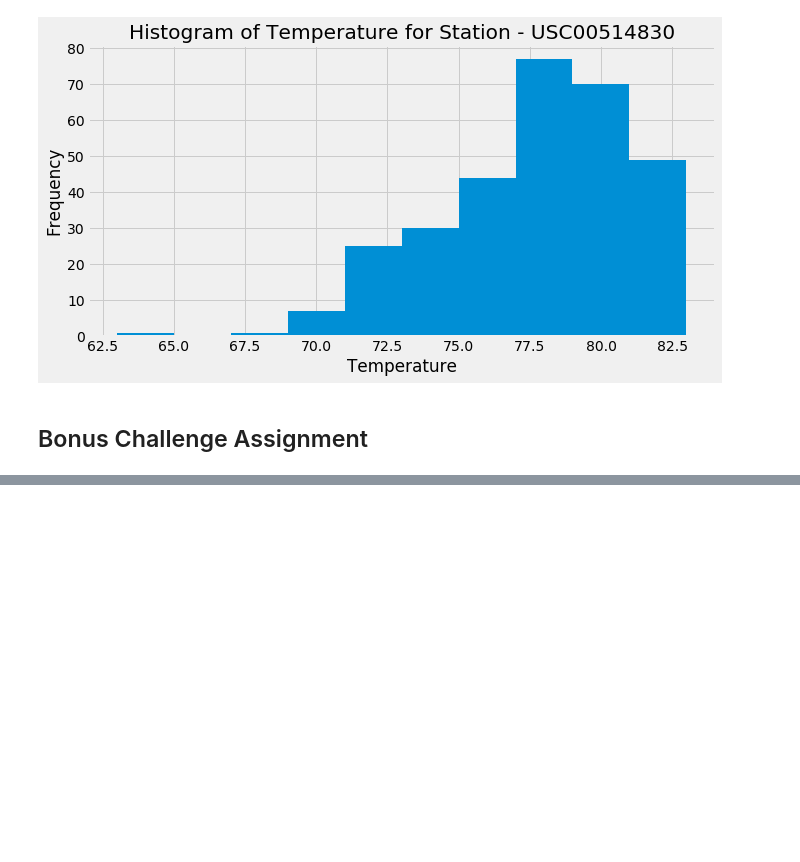
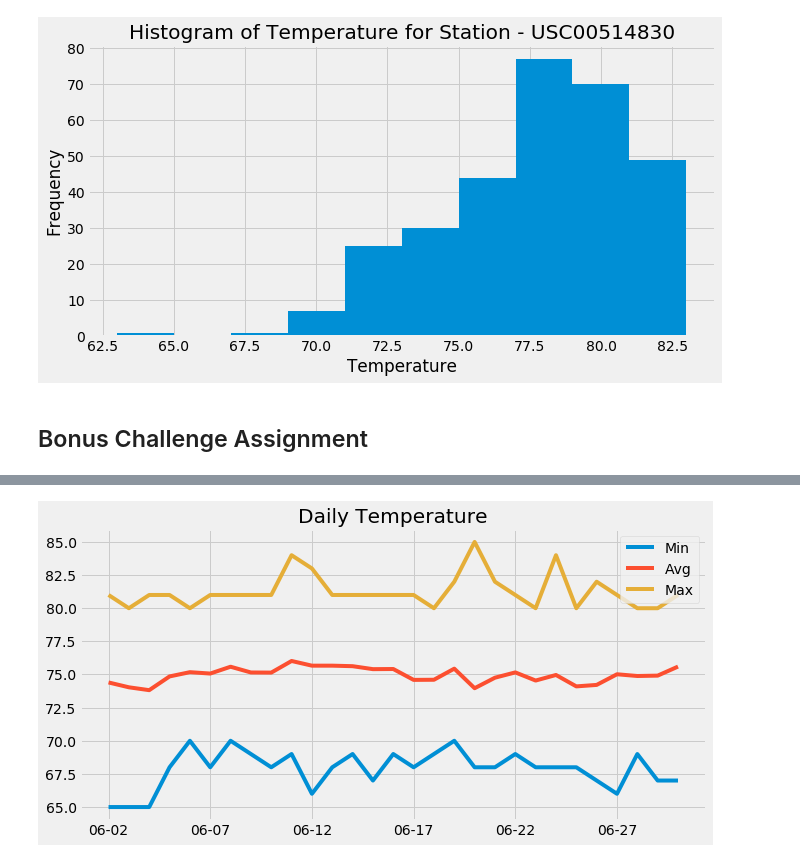
Before and after one commit to YANG007SUN/sqlalchemy_challeng, a Jupyter notebook: climate_starter.ipynb, the cells around one changed output, grey strips where cells are left out. Drawn from its saved outputs; the diff is of its cells as text; code cells hidden in the pictures; blank space fills up the shorter version.

```diff
--- a/climate_starter.ipynb
+++ b/climate_starter.ipynb
@@ -274,9 +307,15 @@ daily_normals("01-01")
 # push each tuple of calculations into a list called `normals`
 
 # Set the start and end date of the trip
+start_date = date(2020,6,2)
+end_date = date(2020,6,30)
 
 # Use the start and end date to create a range of dates
+days_range = end_date - start_date
 
 # Stip off the year and save a list of %m-%d strings
+date_list = [str(start_date+timedelta(days = i))[5:10] for i in range(days_range.days+1)]
 
 # Loop through the list of %m-%d strings and calculate the normals for each date
+normals = [daily_normals(date)[0] for date in date_list]
+normals
@@ -283,2 +340,4 @@ daily_normals("01-01")
 # %%
 # Load the previous query results into a Pandas DataFrame and add the `trip_dates` range as the `date` index
+trip_dates = pd.DataFrame(columns = ["Min","Avg","Max"],data = normals,index = date_list)
+trip_dates
@@ -285,2 +362,7 @@ daily_normals("01-01")
 # %%
 # Plot the daily normals as an area plot with `stacked=False`
+trip_dates.plot(stacked = False,figsize=(10,5),title = "Daily Temperature")
+plt.legend(loc = "best")
+plt.show()
+# %% [output]
+[figure, added]
```
Also changed, not shown: parts of 8 cells of this notebook.
